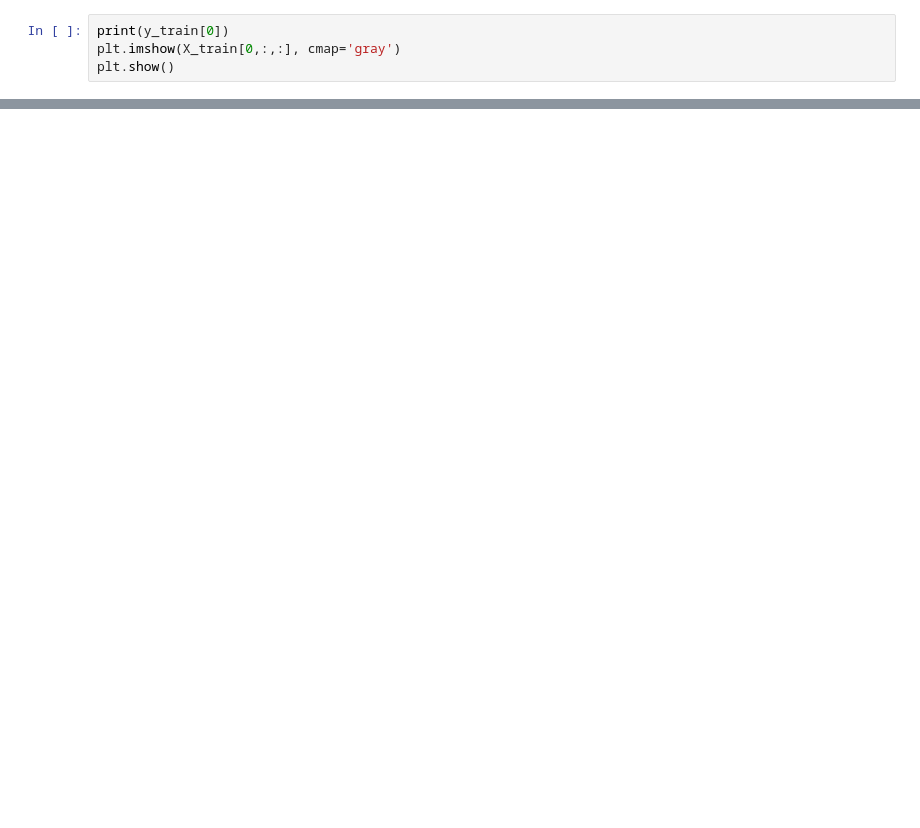
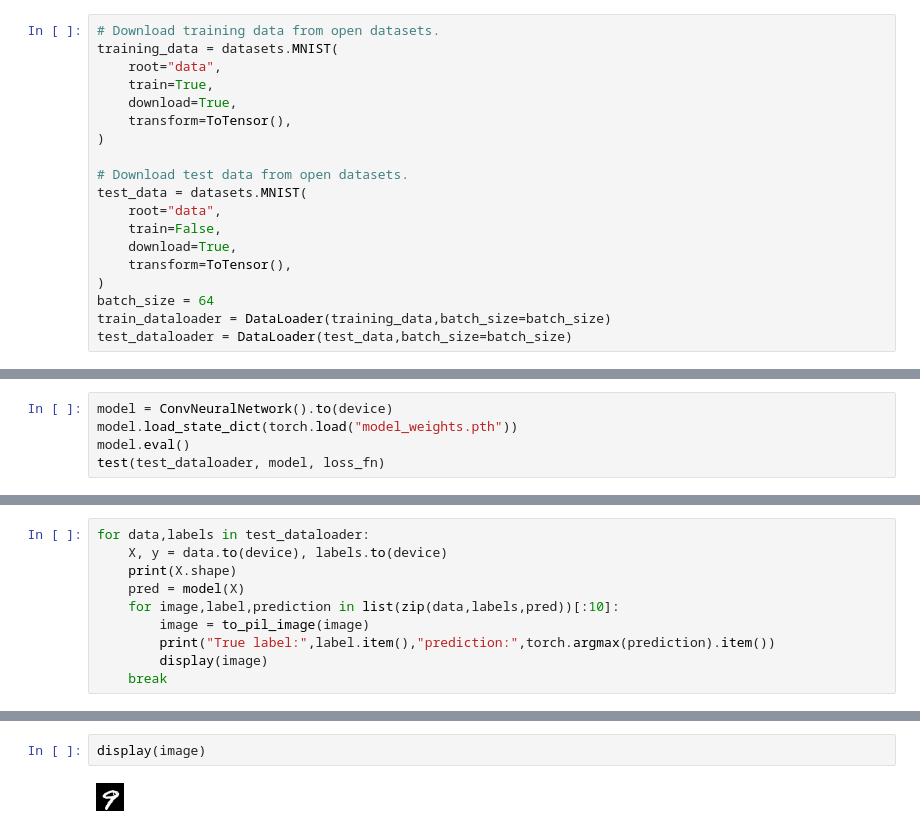
Before and after one commit to TimoLob/AdversarialMLTutorial, a Jupyter notebook: mnist/mnist.ipynb, the cells around one changed output, grey strips where cells are left out. Cells and saved outputs as stored; diff of their text form; blank space fills up the shorter version.

```diff
--- a/mnist/mnist.ipynb
+++ b/mnist/mnist.ipynb
@@ -30,4 +23,19 @@ X_test, y_test  = readData('data/t10k-images.idx3-ubyte','data/t10k-labels.idx1-
 # %%
-print(y_train[0])
-plt.imshow(X_train[0,:,:], cmap='gray')
-plt.show()
+# Download training data from open datasets.
+training_data = datasets.MNIST(
+    root="data",
+    train=True,
+    download=True,
+    transform=ToTensor(),
+)
+
+# Download test data from open datasets.
+test_data = datasets.MNIST(
+    root="data",
+    train=False,
+    download=True,
+    transform=ToTensor(),
+)
+batch_size = 64
+train_dataloader = DataLoader(training_data,batch_size=batch_size)
+test_dataloader = DataLoader(test_data,batch_size=batch_size)
@@ -39,0 +190,5 @@ from torch import nn
+# %%
+model = ConvNeuralNetwork().to(device)
+model.load_state_dict(torch.load("model_weights.pth"))
+model.eval()
+test(test_dataloader, model, loss_fn)
@@ -39,0 +198,10 @@ from torch import nn
+# %%
+for data,labels in test_dataloader:
+    X, y = data.to(device), labels.to(device)
+    print(X.shape)
+    pred = model(X)
+    for image,label,prediction in list(zip(data,labels,pred))[:10]:
+        image = to_pil_image(image)
+        print("True label:",label.item(),"prediction:",torch.argmax(prediction).item())
+        display(image)
+    break
@@ -39,0 +302,4 @@ from torch import nn
+# %%
+display(image)
+# %% [output]
+[figure, added]
```
Also changed, not shown: parts of 19 cells of this notebook, 1 other file.
